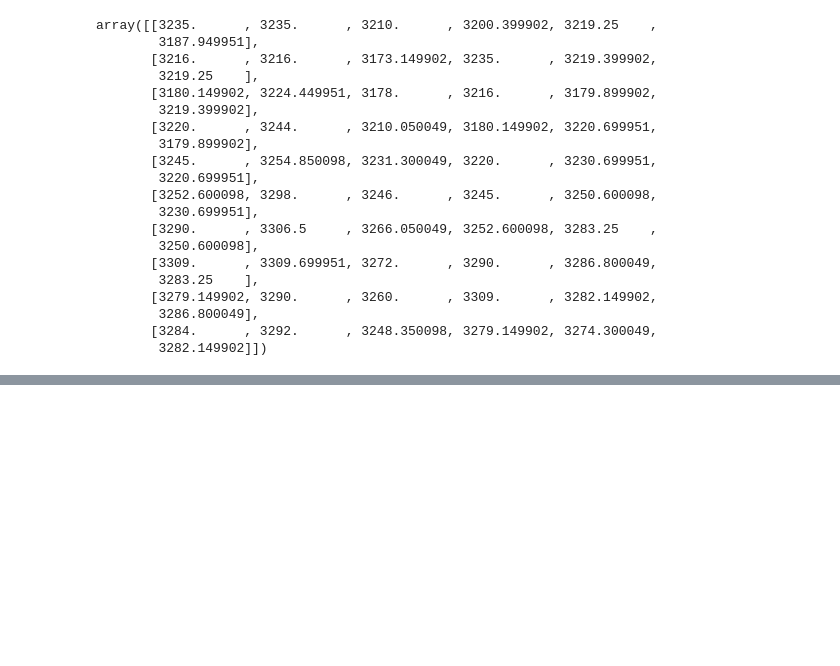
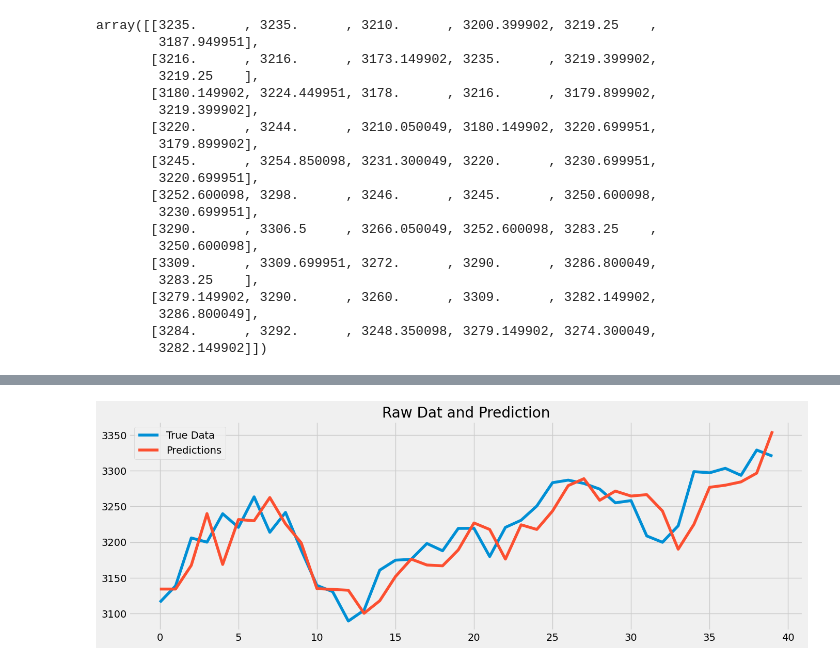
Before and after one commit to DarkMatter-999/Stock-Prediciton-ML, a Jupyter notebook: linreg.ipynb, the cells around one changed output, grey strips where cells are left out. Saved outputs shown, nothing was run; the diff lists cells and outputs as text; code cells hidden in the pictures; blank space fills up the shorter version.

```diff
--- a/linreg.ipynb
+++ b/linreg.ipynb
@@ -235,0 +417,21 @@ test
+# %%
+drop = -40
+X_train,X_test,y_train,y_test=final_x[:drop],final_x[drop:],y[:drop],y[drop:]
+# %%
+import seaborn as sns
+import xgboost as xgb
+
+from sklearn.metrics import mean_squared_error
+color_pal = sns.color_palette()
+plt.style.use('fivethirtyeight')
+# %%
+reg = xgb.XGBRegressor(base_score=0.5, booster='gbtree',
+                       n_estimators=1000,
+                       early_stopping_rounds=50,
+                       objective='reg:linear',
+                       max_depth=3,
+                       learning_rate=0.01)
+# %%
+reg.fit(X_train, y_train,
+        eval_set=[(X_train, y_train), (X_test, y_test)],
+        verbose=100)
@@ -235,0 +470,13 @@ test
+# %%
+test = pd.DataFrame(y_test,columns=["Price"])
+test['prediction'] = reg.predict(X_test)
+# print(test)
+# df = df.merge(test[['prediction']], how='left', left_index=True, right_index=True)
+# print(df)
+ax = test["Price"].plot(figsize=(15, 5))
+test['prediction'].plot(ax=ax, style='-')
+plt.legend(['True Data','Predictions'])
+ax.set_title('Raw Dat and Prediction')
+plt.show()
+# %% [output]
+[figure, added]
```
Also changed, not shown: parts of 16 cells of this notebook, 2 other files.
